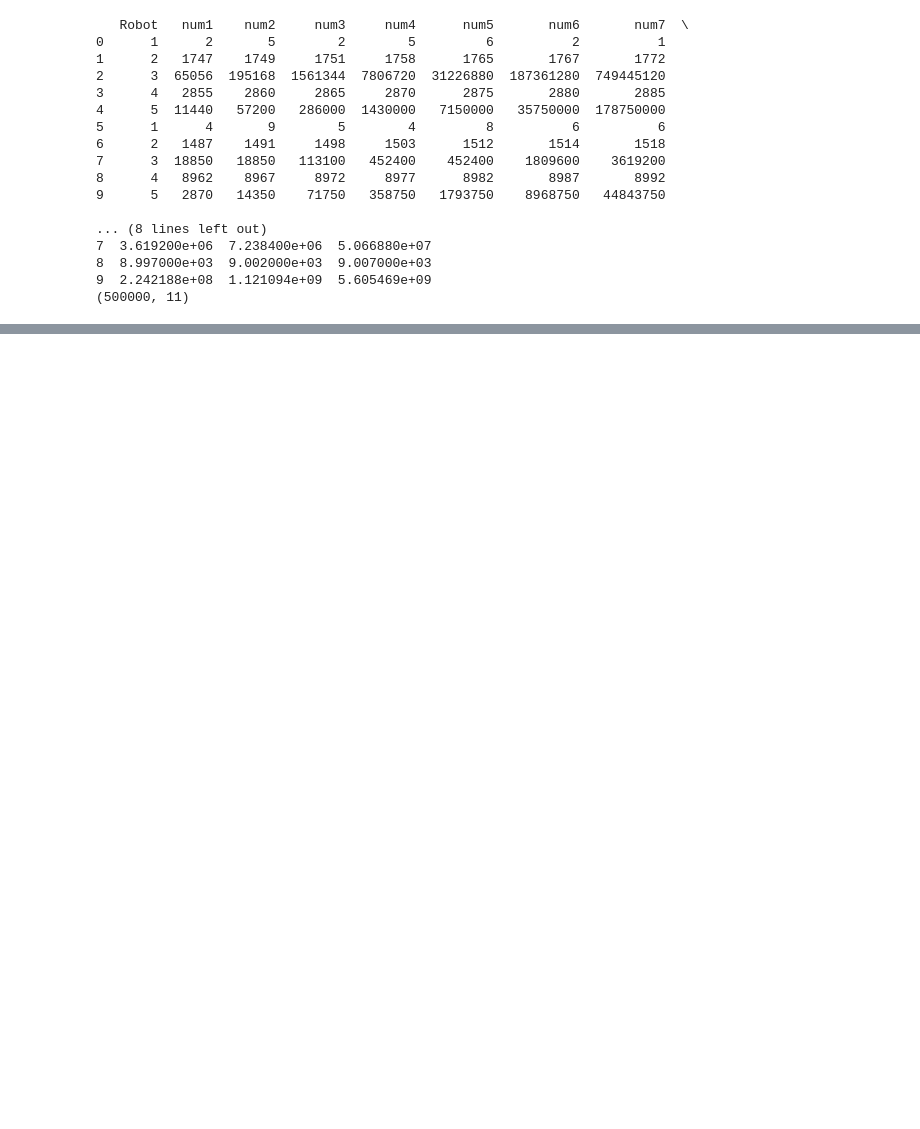
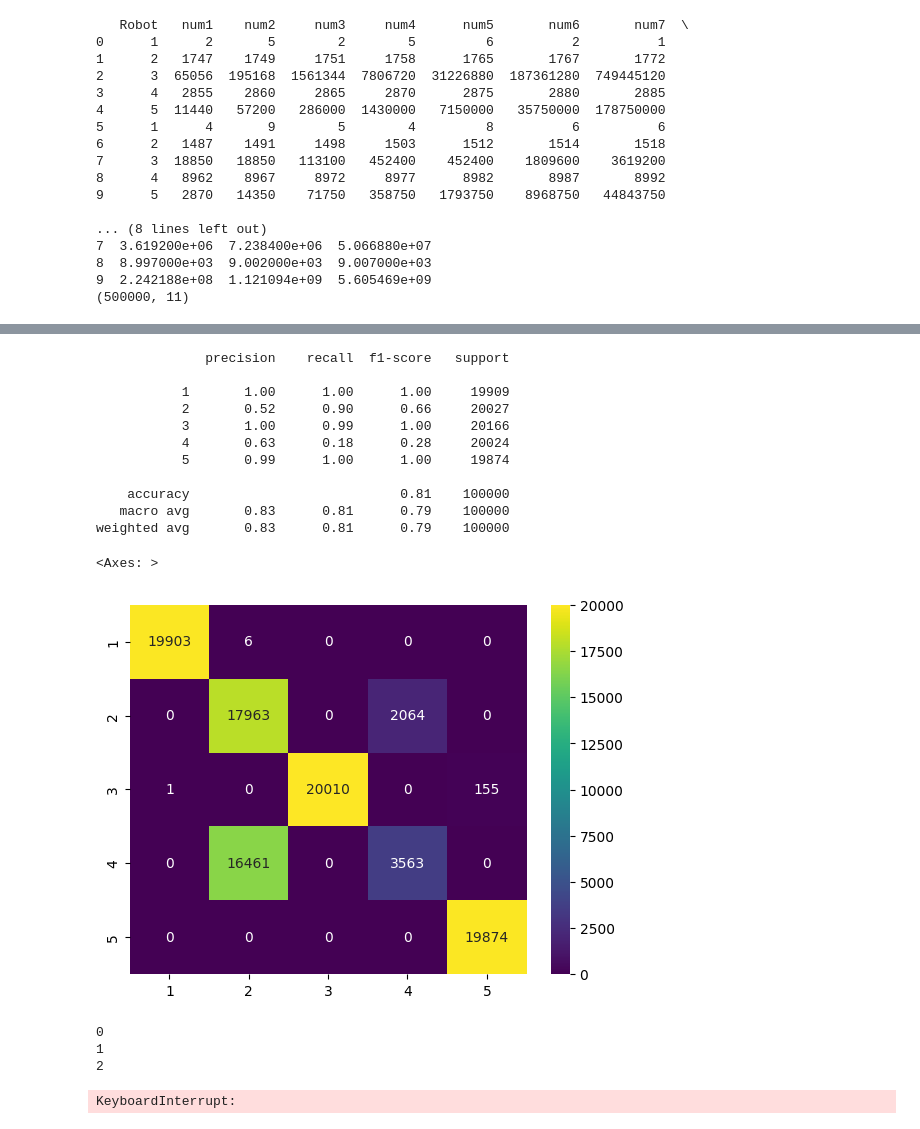
Before and after one commit to ZafeerAbbasi/MSE_413, a Jupyter notebook: Lab2/code/part_2_robot_conver_sv.ipynb, the cells around one changed output, grey strips where cells are left out. Drawn from its saved outputs; the diff is of its cells as text; code cells hidden in the pictures; blank space fills up the shorter version.

```diff
--- a/Lab2/code/part_2_robot_conver_sv.ipynb
+++ b/Lab2/code/part_2_robot_conver_sv.ipynb
@@ -124,0 +139,36 @@ for j in range(0,len(X_test)):
+# %%
+chunk_number = 20
+chunk_size = math.ceil(len(y_train) / chunk_number)
+x_chunked = {}
+y_chunked = {}
+m = 0
+
+for i in range(0, len(y_train), chunk_size):
+    if m == chunk_number-1:
+        chunk_size = len(X_train) - m * chunk_size
+    x_chunked[str("chunk"+str(m))] = X_train[i:i+chunk_size]
+    y_chunked[str("chunk"+str(m))] = y_train[i:i+chunk_size]
+    print(chunk_size)
+    m = m + 1
+
+for i in range(chunk_number):
+    Data_M = x_chunked[str("chunk"+str(i))].copy()
+    Data_labels_M = y_chunked[str("chunk"+str(i))].copy()
+    SVMC = Pipeline(steps=[('Normal', Normalizer()), ('SVMC', SVC(C=1000000, kernel='rbf'))])
+    SVMC.fit(Data_M, Data_labels_M)
+    pickle.dump(SVMC, open(str("SV_Models\\SVMC"+str(i)+".pkl"), 'wb'))
+    print(i)
+
+OUT_SVMC={}
+store = [[0 for col in range(chunk_number)] for row in range(len(y_test))]
+Lables_SVMC_predicted=[[0 for col in range(1)] for row in range(len(y_test))]
+
+for i in range(0,chunk_number):
+    SVMC1 = pickle.load(open(str('SV_Models\\SVMC' + str(i) + '.pkl'), 'rb'))
+    OUT_SVMC[str("chunk"+str(i))] = SVMC1.predict(X_test)
+    print(i)
+
+for j in range(0,len(X_test)):
+    for i in range(0,chunk_number):
+        store[j][i]=OUT_SVMC[str("chunk"+str(i))][j]
+        Lables_SVMC_predicted[j]=statistics.mode(store[j])
@@ -124,0 +193,33 @@ for j in range(0,len(X_test)):
+# %%
+print(classification_report(y_test, Lables_SVMC_predicted))
+sns.heatmap(confusion_matrix(y_test, Lables_SVMC_predicted), annot=True, fmt='d', cmap='viridis', xticklabels=['1', '2', '3', '4', '5'], yticklabels=['1', '2', '3', '4', '5'])
+# %% [output]
+              precision    recall  f1-score   support
+
+           1       1.00      1.00      1.00     19909
+           2       0.52      0.90      0.66     20027
+           3       1.00      0.99      1.00     20166
+           4       0.63      0.18      0.28     20024
+           5       0.99      1.00      1.00     19874
+
+    accuracy                           0.81    100000
+   macro avg       0.83      0.81      0.79    100000
+weighted avg       0.83      0.81      0.79    100000
+<Axes: >
+[figure, added]
+# %%
+Cs= [1,10,100,1000,10000,100000, 1000000]
+OUT_SVMC2 = {}
+for C in Cs:
+    for i in range(chunk_number):
+        Data_M = x_chunked[str("chunk"+str(i))].copy()
+        Data_labels_M = y_chunked[str("chunk"+str(i))].copy()
+        SVMC = Pipeline(steps=[('Normal', Normalizer()), ('SVMC', SVC(C=C, kernel='rbf'))])
+        SVMC.fit(Data_M, Data_labels_M)
+        print(i)
+        OUT_SVMC2[str("chunk"+str(i))] = SVMC.predict(X_test)
+# %% [output]
+0
+1
+2
+KeyboardInterrupt:
```
Also changed, not shown: parts of 5 cells of this notebook, 11 other files.
